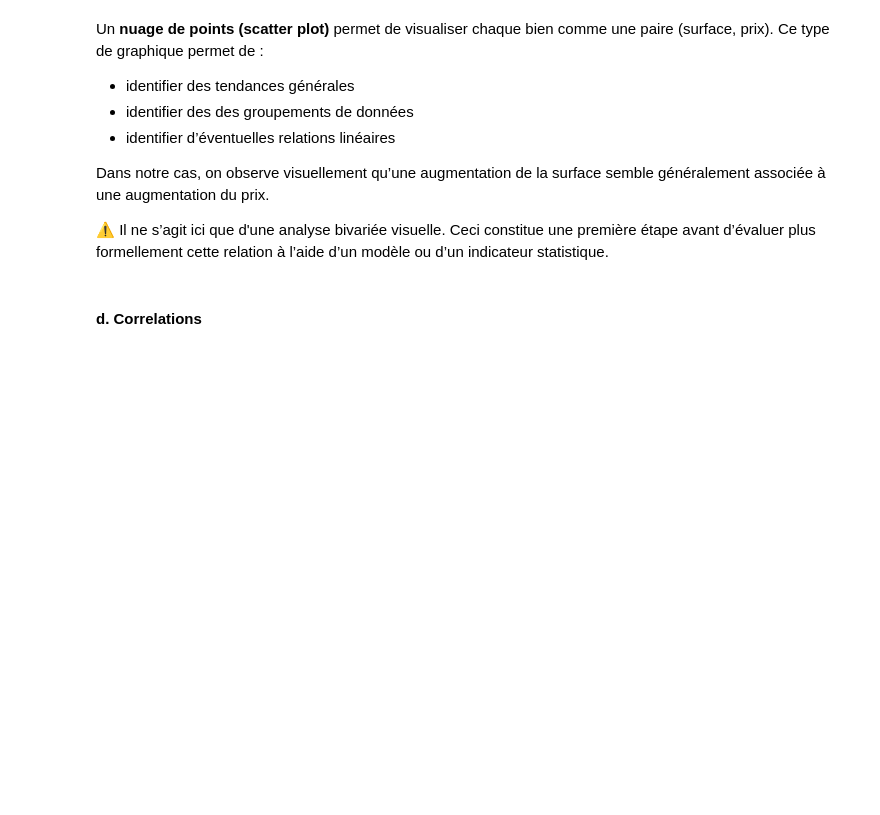
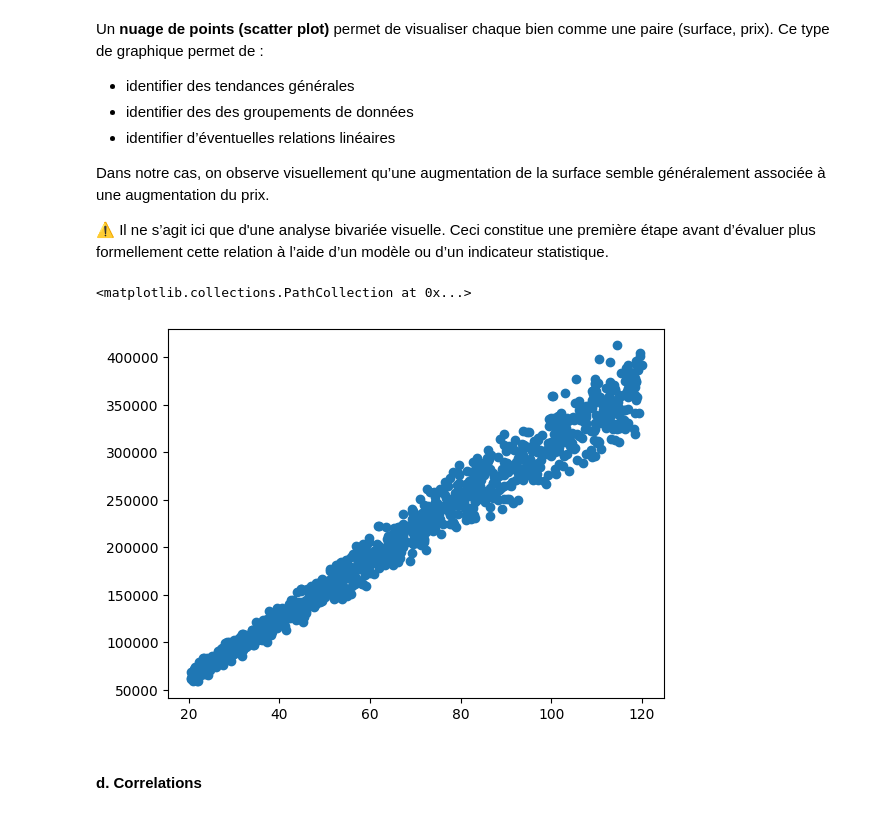
Before and after one commit to CSAADZIDI/ml_demo_LinReg, a Jupyter notebook: demo_linear_regression.ipynb, the cells around one changed output. Saved outputs shown, nothing was run; the diff lists cells and outputs as text; code cells hidden in the pictures; blank space fills up the shorter version.

```diff
--- a/demo_linear_regression.ipynb
+++ b/demo_linear_regression.ipynb
@@ -153,6 +208,10 @@ Dans notre cas, on observe visuellement qu’une augmentation de la surface semb
 ⚠️ Il ne s’agit ici que d'une analyse bivariée visuelle. Ceci constitue une première étape avant d’évaluer plus formellement cette relation à l’aide d’un modèle ou d’un indicateur statistique.
 # %%
 # Code
+plt.scatter(df["surface_m2"],df["prix_euros"])
+# %% [output]
+<matplotlib.collections.PathCollection at 0x...>
+[figure, added]
 # %% [markdown]
 #### d. Correlations
 # %% [markdown]
```
Also changed, not shown: parts of 18 cells of this notebook, 1 other file.
